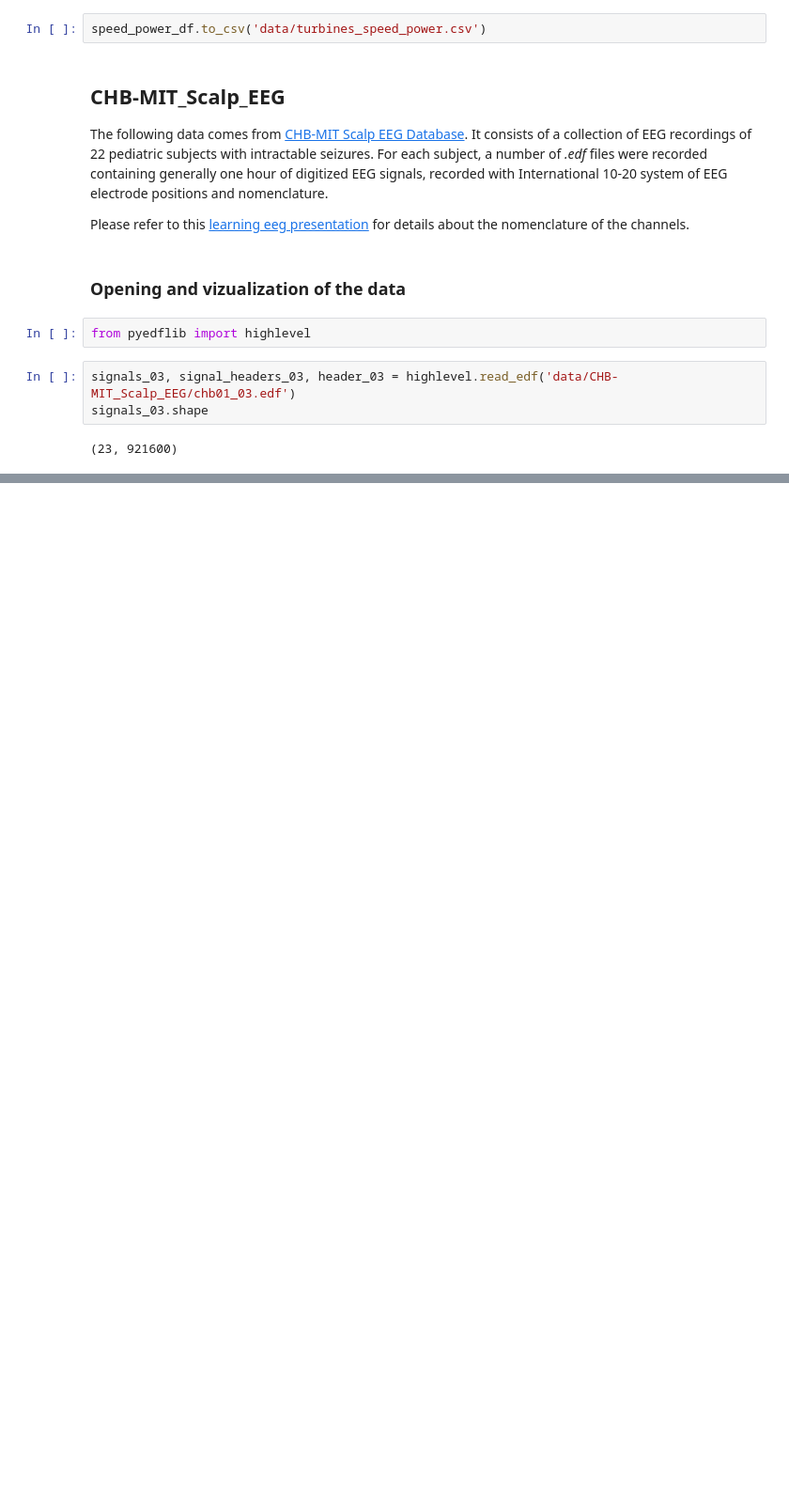
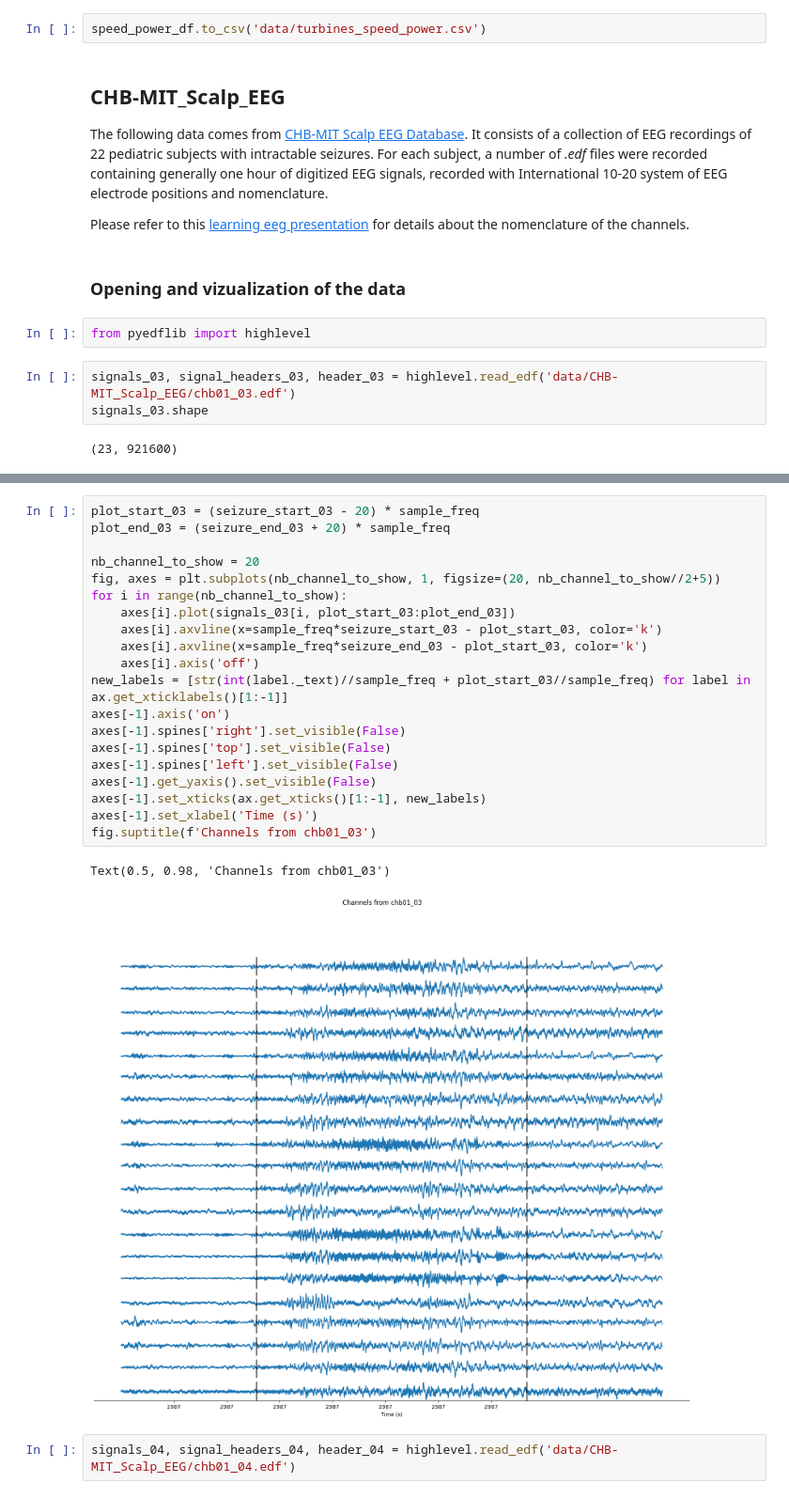
Before and after one commit to evenmatencio/graph-signals-change-point-detection, a Jupyter notebook: data_playground.ipynb, the cells around one changed output, grey strips where cells are left out. Shown at 94% size. Cells and saved outputs as stored; diff of their text form; blank space fills up the shorter version.

Commit message:
before rigorous synthetic expe, deeper Scalp EEG vizualization

```diff
--- a/data_playground.ipynb
+++ b/data_playground.ipynb
@@ -72,0 +88,25 @@ fig.show()
+# %%
+plot_start_03 = (seizure_start_03 - 20) * sample_freq
+plot_end_03 = (seizure_end_03 + 20) * sample_freq
+
+nb_channel_to_show = 20
+fig, axes = plt.subplots(nb_channel_to_show, 1, figsize=(20, nb_channel_to_show//2+5))
+for i in range(nb_channel_to_show):
+    axes[i].plot(signals_03[i, plot_start_03:plot_end_03])
+    axes[i].axvline(x=sample_freq*seizure_start_03 - plot_start_03, color='k')
+    axes[i].axvline(x=sample_freq*seizure_end_03 - plot_start_03, color='k')
+    axes[i].axis('off')
+new_labels = [str(int(label._text)//sample_freq + plot_start_03//sample_freq) for label in ax.get_xticklabels()[1:-1]]
+axes[-1].axis('on')
+axes[-1].spines['right'].set_visible(False)
+axes[-1].spines['top'].set_visible(False)
+axes[-1].spines['left'].set_visible(False)
+axes[-1].get_yaxis().set_visible(False)
+axes[-1].set_xticks(ax.get_xticks()[1:-1], new_labels)
+axes[-1].set_xlabel('Time (s)')
+fig.suptitle(f'Channels from chb01_03')
+# %% [output]
+Text(0.5, 0.98, 'Channels from chb01_03')
+[figure, added]
+# %%
+signals_04, signal_headers_04, header_04 = highlevel.read_edf('data/CHB-MIT_Scalp_EEG/chb01_04.edf')
```
Also changed, not shown: parts of 6 cells of this notebook, 1 other file.
